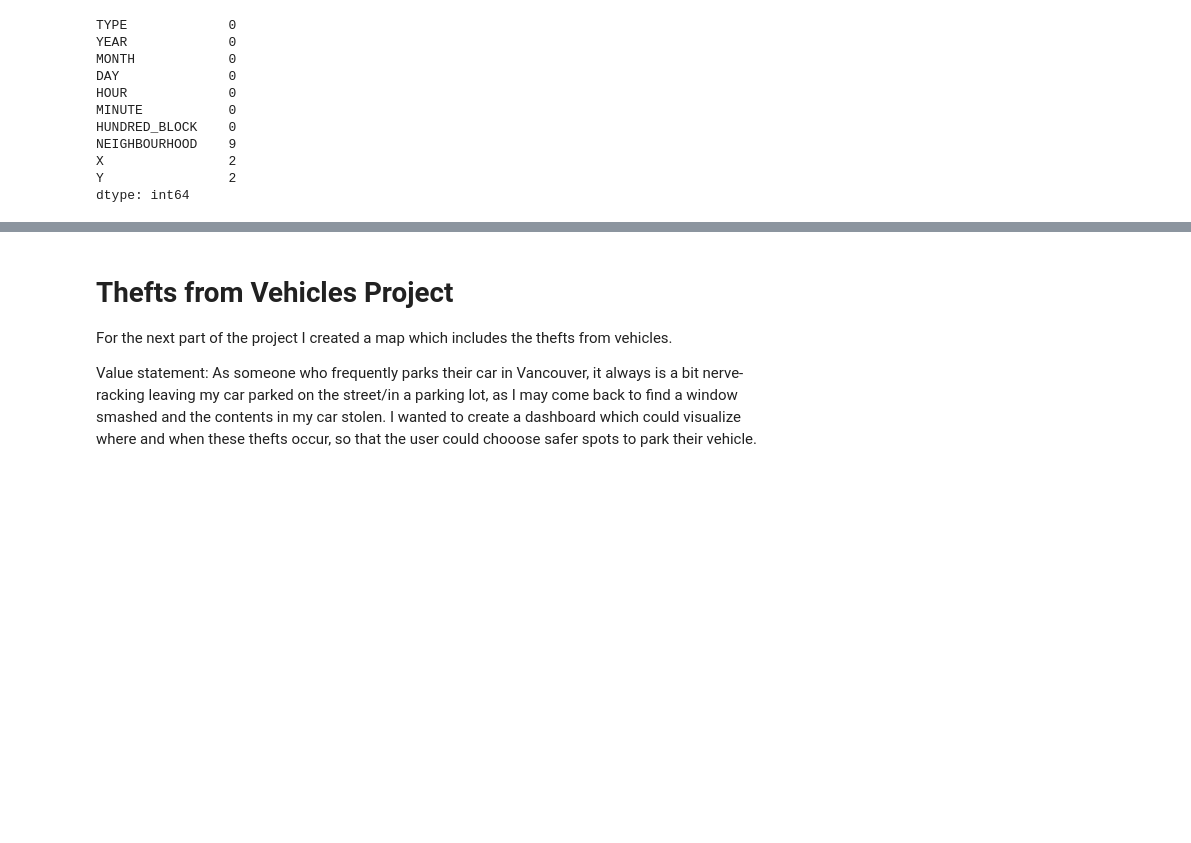
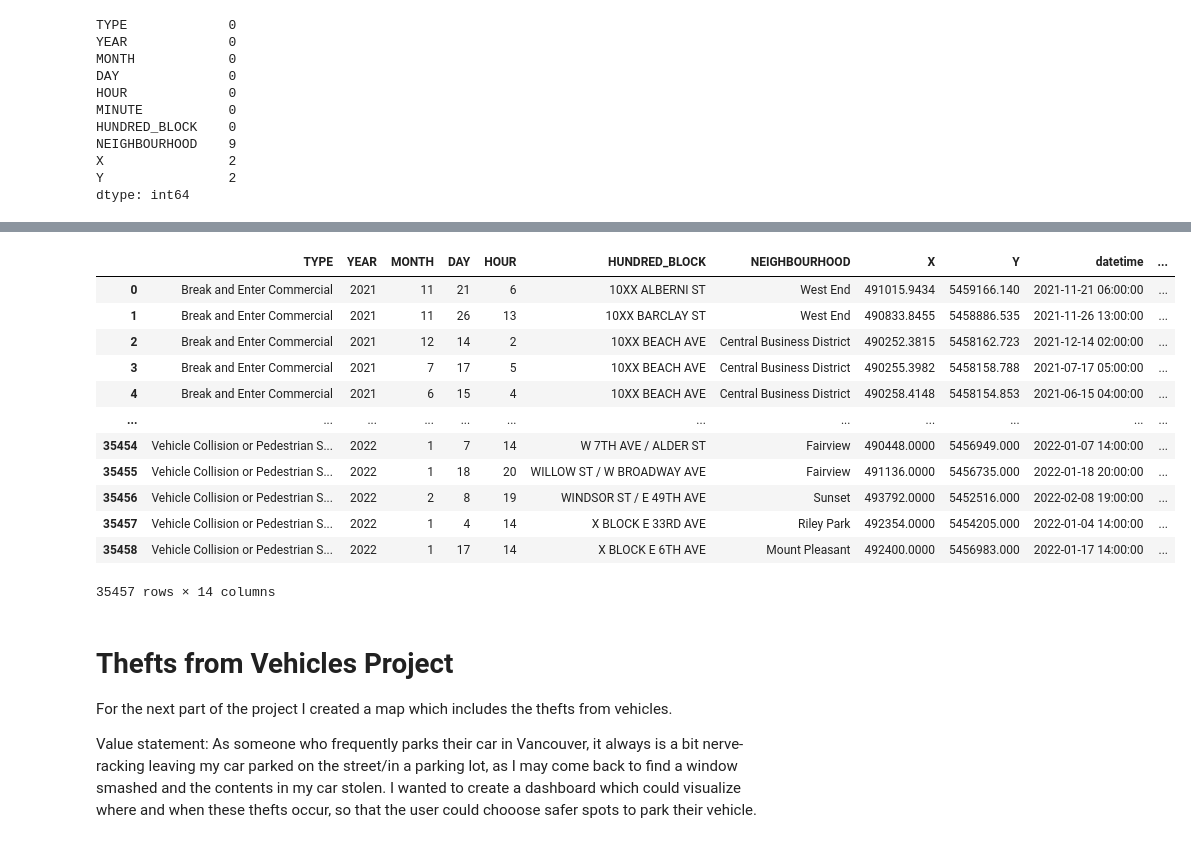
Before and after one commit to LazarAdamovic/Crime-in-Vancouver, a Jupyter notebook: Jupyter_notebooks_preprocessing.ipynb, the cells around one changed output, grey strips where cells are left out. Saved outputs shown, nothing was run; the diff lists cells and outputs as text; code cells hidden in the pictures; blank space fills up the shorter version.

```diff
--- a/Jupyter_notebooks_preprocessing.ipynb
+++ b/Jupyter_notebooks_preprocessing.ipynb
@@ -137,3 +133,42 @@ df.to_excel('crime_data_preprocessed.xlsx')
+# %%
+# extract weekday from datetime object
+# this could be useful to know as there could be more thefts during certain days of the week (like the weekend)
+# thefts could also be less likely to occur during specific days when at-risk populations recieve income and disability assistance
+# This is only speculation and would require a proper study to make any explicit claims. What I am doing here can be seen as pre-study research
+
+df['weekday']=df['datetime'].dt.day_name()
+# %%
+# TURN MONTH INTO SEASON
+# I found the best way to have enough data points while still having relevent information is by splitting the months into warmer and colder months
+
+# label numbered month into warmer/colder season
+def season_func(row):
+    if row['MONTH'] >=5 and row['MONTH'] <=10:
+        season='May - October (Warmer Months)'
+    else:
+        season='November - April (Colder Months)'
+    return season
+# %%
+# run function
+df['Season']=df.apply(season_func, axis=1, raw=False)
+# %%
+#this is our new dataset
+
+df
+# %% [output]
+|  | TYPE | YEAR | MONTH | DAY | HOUR | HUNDRED_BLOCK | NEIGHBOURHOOD | X | Y | datetime | ... |
+| 0 | Break and Enter Commercial | 2021 | 11 | 21 | 6 | 10XX ALBERNI ST | West End | 491015.9434 | 5459166.140 | 2021-11-21 06:00:00 | ... |
+| 1 | Break and Enter Commercial | 2021 | 11 | 26 | 13 | 10XX BARCLAY ST | West End | 490833.8455 | 5458886.535 | 2021-11-26 13:00:00 | ... |
+| 2 | Break and Enter Commercial | 2021 | 12 | 14 | 2 | 10XX BEACH AVE | Central Business District | 490252.3815 | 5458162.723 | 2021-12-14 02:00:00 | ... |
+| 3 | Break and Enter Commercial | 2021 | 7 | 17 | 5 | 10XX BEACH AVE | Central Business District | 490255.3982 | 5458158.788 | 2021-07-17 05:00:00 | ... |
+| 4 | Break and Enter Commercial | 2021 | 6 | 15 | 4 | 10XX BEACH AVE | Central Business District | 490258.4148 | 5458154.853 | 2021-06-15 04:00:00 | ... |
+| ... | ... | ... | ... | ... | ... | ... | ... | ... | ... | ... | ... |
+| 35454 | Vehicle Collision or Pedestrian S... | 2022 | 1 | 7 | 14 | W 7TH AVE / ALDER ST | Fairview | 490448.0000 | 5456949.000 | 2022-01-07 14:00:00 | ... |
+| 35455 | Vehicle Collision or Pedestrian S... | 2022 | 1 | 18 | 20 | WILLOW ST / W BROADWAY AVE | Fairview | 491136.0000 | 5456735.000 | 2022-01-18 20:00:00 | ... |
+| 35456 | Vehicle Collision or Pedestrian S... | 2022 | 2 | 8 | 19 | WINDSOR ST / E 49TH AVE | Sunset | 493792.0000 | 5452516.000 | 2022-02-08 19:00:00 | ... |
+| 35457 | Vehicle Collision or Pedestrian S... | 2022 | 1 | 4 | 14 | X BLOCK E 33RD AVE | Riley Park | 492354.0000 | 5454205.000 | 2022-01-04 14:00:00 | ... |
+| 35458 | Vehicle Collision or Pedestrian S... | 2022 | 1 | 17 | 14 | X BLOCK E 6TH AVE | Mount Pleasant | 492400.0000 | 5456983.000 | 2022-01-17 14:00:00 | ... |
+35457 rows × 14 columns
 # %% [markdown]
 # Thefts from Vehicles Project
 
```
Also changed, not shown: parts of 6 cells of this notebook.
